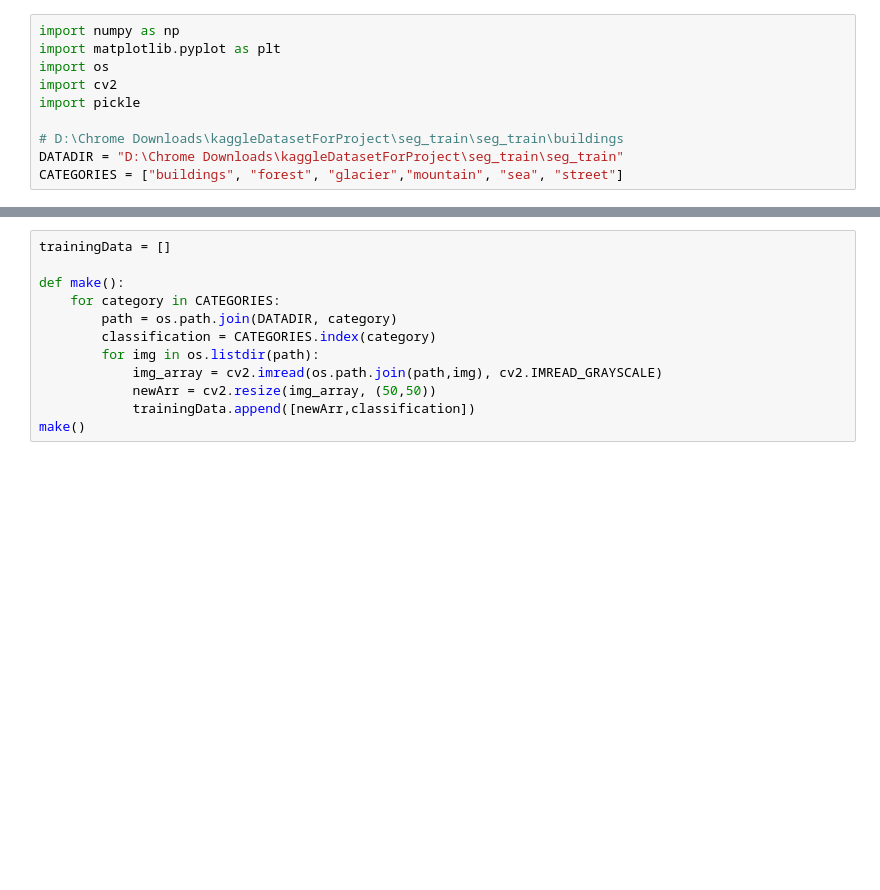
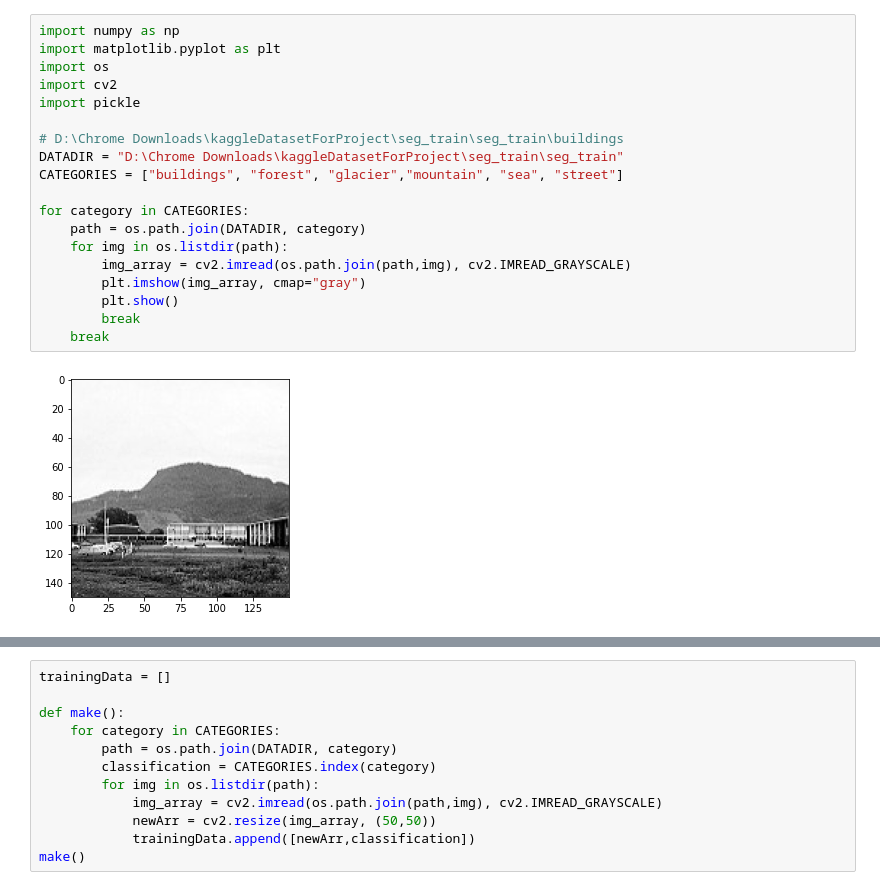
Before and after one commit to Flaming-Keyboard-CTP/projectv1, a Jupyter notebook: project1.ipynb, the cells around one changed output, grey strips where cells are left out. Cells and saved outputs as stored; diff of their text form; blank space fills up the shorter version.

```diff
--- a/project1.ipynb
+++ b/project1.ipynb
@@ -1,13 +1,24 @@
 # %%
 import numpy as np
 import matplotlib.pyplot as plt
 import os
 import cv2
 import pickle
 
 # D:\Chrome Downloads\kaggleDatasetForProject\seg_train\seg_train\buildings
 DATADIR = "D:\Chrome Downloads\kaggleDatasetForProject\seg_train\seg_train"
 CATEGORIES = ["buildings", "forest", "glacier","mountain", "sea", "street"]
+
+for category in CATEGORIES:
+    path = os.path.join(DATADIR, category)
+    for img in os.listdir(path):
+        img_array = cv2.imread(os.path.join(path,img), cv2.IMREAD_GRAYSCALE)
+        plt.imshow(img_array, cmap="gray")
+        plt.show()
+        break
+    break
+# %% [output]
+[figure, added]
 # %%
 newArr = cv2.resize(img_array, (50,50))
 plt.imshow(newArr, cmap="gray")
```
Also changed, not shown: parts of 4 cells of this notebook.
